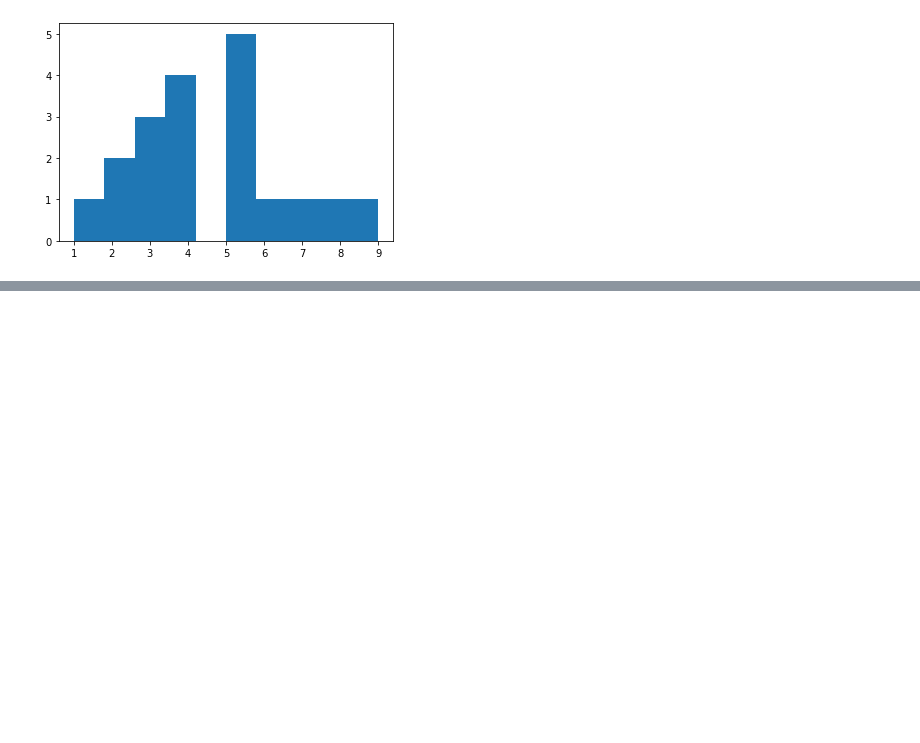
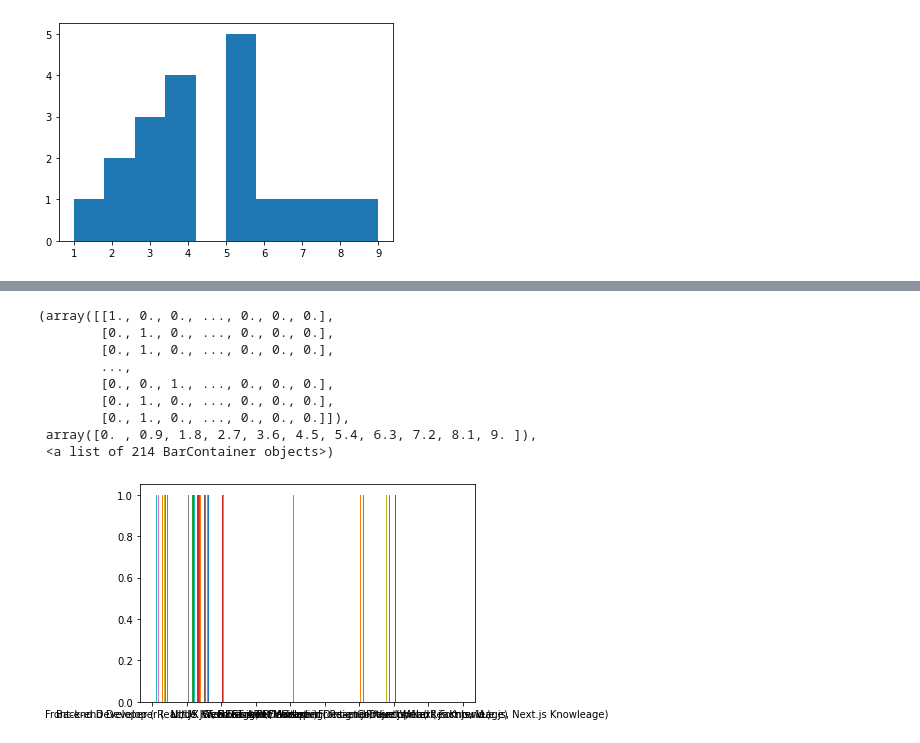
Before and after one commit to riyaty4/Machine-Learning, a Jupyter notebook: ML - Matplotlib.ipynb, the cells around one changed output, grey strips where cells are left out. Cells and saved outputs as stored; diff of their text form; code cells hidden in the pictures; blank space fills up the shorter version.

```diff
--- a/ML - Matplotlib.ipynb
+++ b/ML - Matplotlib.ipynb
@@ -124,0 +143,13 @@ plt.hist(data,color='r',bins='')
+# %%
+plt.hist(oscp['Choose category'],bins=10)
+# %% [output]
+(array([[1., 0., 0., ..., 0., 0., 0.],
+        [0., 1., 0., ..., 0., 0., 0.],
+        [0., 1., 0., ..., 0., 0., 0.],
+        ...,
+        [0., 0., 1., ..., 0., 0., 0.],
+        [0., 1., 0., ..., 0., 0., 0.],
+        [0., 1., 0., ..., 0., 0., 0.]]),
+ array([0. , 0.9, 1.8, 2.7, 3.6, 4.5, 5.4, 6.3, 7.2, 8.1, 9. ]),
+ <a list of 214 BarContainer objects>)
+[figure, added]
```
Also changed, not shown: parts of 5 cells of this notebook.
